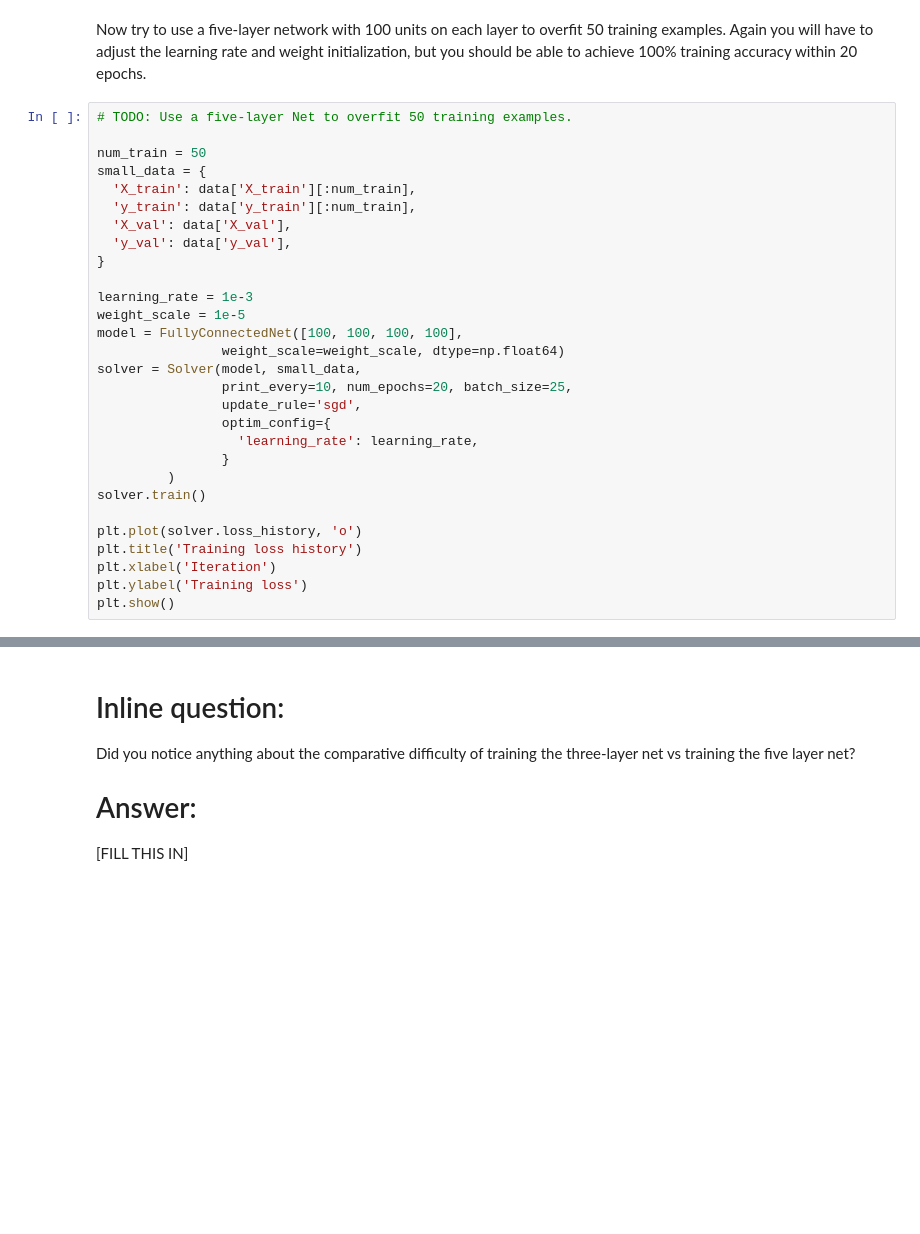
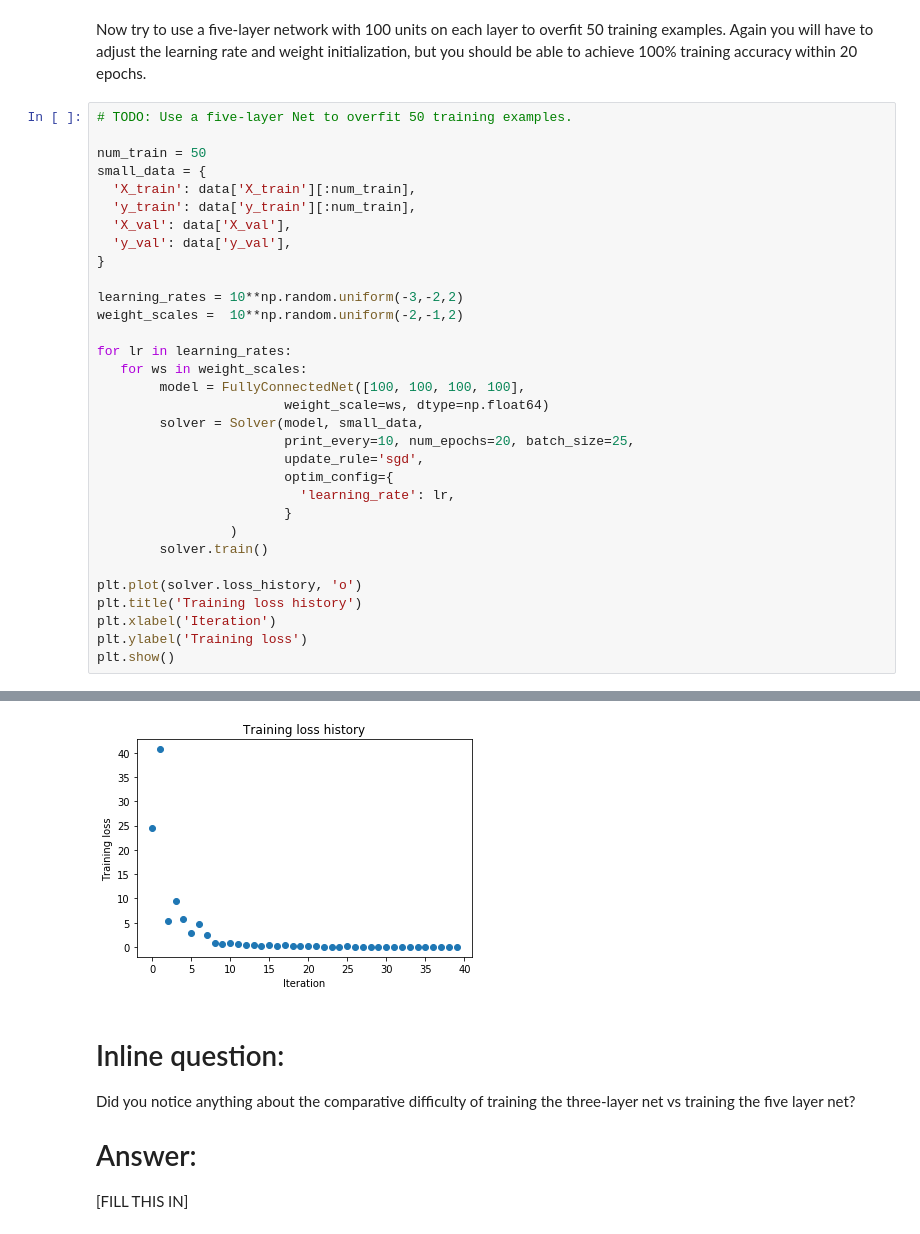
Before and after one commit to rayz2007/cs231n, a Jupyter notebook: assignment2/FullyConnectedNets.ipynb, the cells around one changed output, grey strips where cells are left out. Drawn from its saved outputs; the diff is of its cells as text; blank space fills up the shorter version.

```diff
--- a/assignment2/FullyConnectedNets.ipynb
+++ b/assignment2/FullyConnectedNets.ipynb
@@ -451,21 +479,25 @@ small_data = {
   'y_val': data['y_val'],
 }
 
-learning_rate = 1e-3
-weight_scale = 1e-5
-model = FullyConnectedNet([100, 100, 100, 100],
-                weight_scale=weight_scale, dtype=np.float64)
-solver = Solver(model, small_data,
-                print_every=10, num_epochs=20, batch_size=25,
-                update_rule='sgd',
-                optim_config={
-                  'learning_rate': learning_rate,
-                }
-         )
-solver.train()
+learning_rates = 10**np.random.uniform(-3,-2,2)
+weight_scales =  10**np.random.uniform(-2,-1,2)
+
+for lr in learning_rates:
+   for ws in weight_scales:
+        model = FullyConnectedNet([100, 100, 100, 100],
+                        weight_scale=ws, dtype=np.float64)
+        solver = Solver(model, small_data,
+                        print_every=10, num_epochs=20, batch_size=25,
+                        update_rule='sgd',
+                        optim_config={
+                          'learning_rate': lr,
+                        }
+                 )
+        solver.train()
 
 plt.plot(solver.loss_history, 'o')
 plt.title('Training loss history')
 plt.xlabel('Iteration')
 plt.ylabel('Training loss')
 plt.show()
+# %% [output]
@@ -472,3 +521,4 @@ plt.show()
+[figure, added]
 # %% [markdown]
 # Inline question:
 Did you notice anything about the comparative difficulty of training the three-layer net vs training the five layer net?
```
Also changed, not shown: parts of 17 cells of this notebook, 3 other files.
